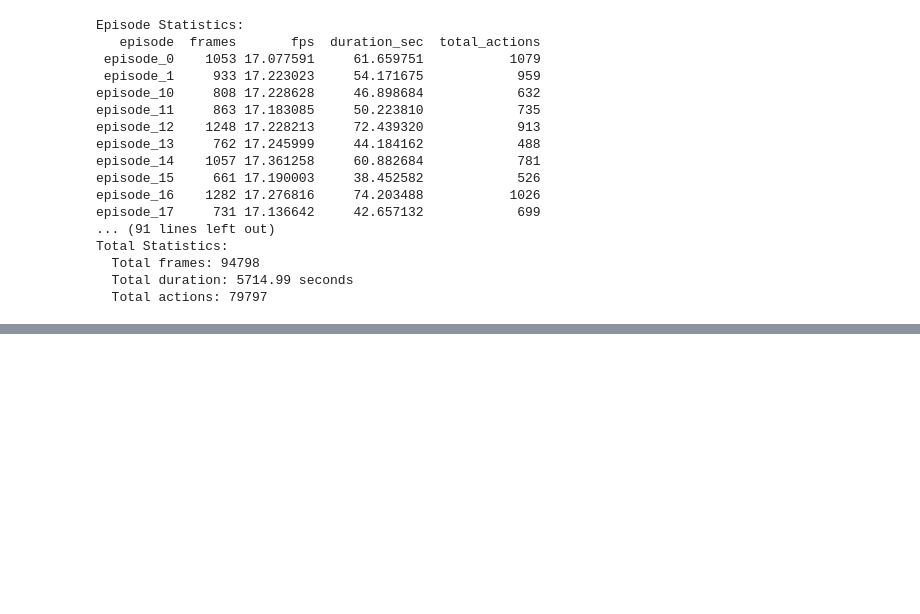
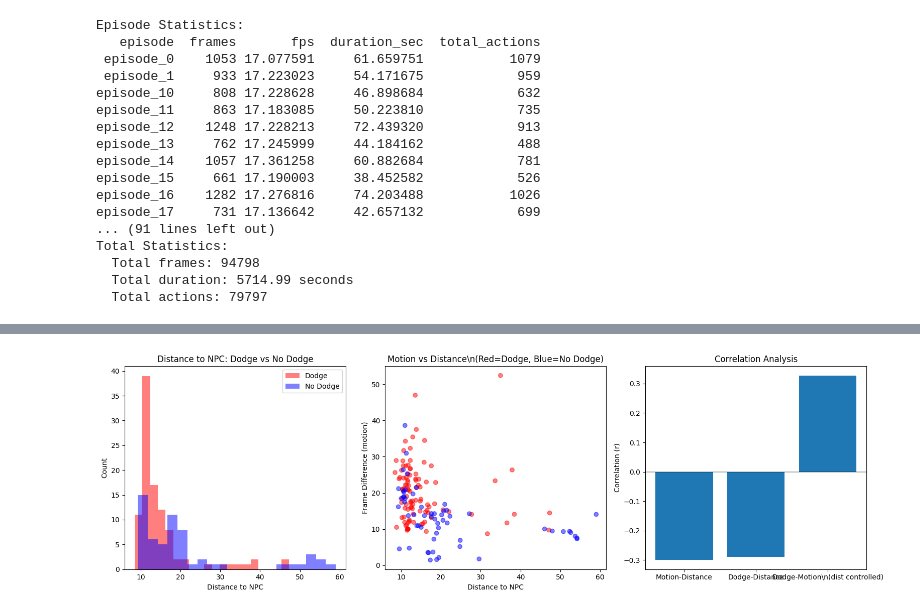
Before and after one commit to dhmnr/ProjectRanni, a Jupyter notebook: gameplay_pipeline/explore_zarr_dataset.ipynb, the cells around one changed output, grey strips where cells are left out. Cells and saved outputs as stored; diff of their text form; code cells hidden in the pictures; blank space fills up the shorter version.

Commit message:
chore: update zarr dataset exploration notebook

```diff
--- a/gameplay_pipeline/explore_zarr_dataset.ipynb
+++ b/gameplay_pipeline/explore_zarr_dataset.ipynb
@@ -345,0 +799,91 @@ Total Statistics:
+# %%
+# Test hypothesis: Is the signal just "close to NPC" or actual attack motion?
+# Compare: full frame motion vs distance to NPC
+
+# Get distance to NPC for each example
+def get_distance_to_npc(state):
+    """Calculate distance between hero and NPC from state."""
+    hero_x, hero_y, hero_z = state[6], state[7], state[8]  # HeroGlobalPos X,Y,Z
+    npc_x, npc_y, npc_z = state[14], state[15], state[16]  # NpcGlobalPos X,Y,Z
+    return np.sqrt((hero_x - npc_x)**2 + (hero_y - npc_y)**2 + (hero_z - npc_z)**2)
+
+# Collect: frame_diff, distance, is_dodge for analysis
+data_points = []
+
+print("Collecting motion + distance data...")
+for ep_name, onset_frame in dodge_examples[:100]:
+    ep = zarr_root[ep_name]
+    frames = ep['frames']
+    state = ep['state']
+    if onset_frame >= 5:
+        diff = frame_difference(frames[onset_frame-5], frames[onset_frame-1]).mean()
+        dist = get_distance_to_npc(state[onset_frame])
+        data_points.append({'diff': diff, 'dist': dist, 'dodge': 1})
+
+for ep_name, frame_idx in no_dodge_examples[:100]:
+    ep = zarr_root[ep_name]
+    frames = ep['frames']
+    state = ep['state']
+    if frame_idx >= 5:
+        diff = frame_difference(frames[frame_idx-5], frames[frame_idx-1]).mean()
+        dist = get_distance_to_npc(state[frame_idx])
+        data_points.append({'diff': diff, 'dist': dist, 'dodge': 0})
+
+import pandas as pd
+df = pd.DataFrame(data_points)
+
+# Plot: Distance vs Frame Diff, colored by dodge
+fig, axes = plt.subplots(1, 3, figsize=(16, 5))
+
+# 1. Distance distribution
+axes[0].hist(df[df['dodge']==1]['dist'], bins=20, alpha=0.5, label='Dodge', color='red')
+axes[0].hist(df[df['dodge']==0]['dist'], bins=20, alpha=0.5, label='No Dodge', color='blue')
+axes[0].set_xlabel('Distance to NPC')
+axes[0].set_ylabel('Count')
+axes[0].set_title('Distance to NPC: Dodge vs No Dodge')
+axes[0].legend()
+
+# 2. Frame diff vs distance scatter
+colors = ['red' if d else 'blue' for d in df['dodge']]
+axes[1].scatter(df['dist'], df['diff'], c=colors, alpha=0.5)
+axes[1].set_xlabel('Distance to NPC')
+axes[1].set_ylabel('Frame Difference (motion)')
+axes[1].set_title('Motion vs Distance\\n(Red=Dodge, Blue=No Dodge)')
+
+# 3. Correlation analysis
+from scipy.stats import pearsonr, spearmanr
+
+# Is motion correlated with distance?
+r_motion_dist, p_motion_dist = pearsonr(df['diff'], df['dist'])
+# Is dodge correlated with distance?
+r_dodge_dist, p_dodge_dist = pearsonr(df['dodge'], df['dist'])
+# Is dodge correlated with motion, controlling for distance?
+# Partial correlation: regress out distance
+
+from scipy.stats import linregress
+# Residualize motion w.r.t. distance
+slope, intercept, _, _, _ = linregress(df['dist'], df['diff'])
+df['diff_residual'] = df['diff'] - (slope * df['dist'] + intercept)
+r_dodge_motion_residual, p_residual = pearsonr(df['dodge'], df['diff_residual'])
+
+axes[2].bar(['Motion-Distance', 'Dodge-Distance', 'Dodge-Motion\\n(dist controlled)'],
+            [r_motion_dist, r_dodge_dist, r_dodge_motion_residual])
+axes[2].set_ylabel('Correlation (r)')
+axes[2].set_title('Correlation Analysis')
+axes[2].axhline(y=0, color='black', linestyle='-', alpha=0.3)
+
+plt.tight_layout()
+plt.show()
+
+print(f"\n=== ANALYSIS ===")
+print(f"Motion ↔ Distance: r={r_motion_dist:.3f} (p={p_motion_dist:.4f})")
+print(f"Dodge ↔ Distance: r={r_dodge_dist:.3f} (p={p_dodge_dist:.4f})")
+print(f"Dodge ↔ Motion (controlling for distance): r={r_dodge_motion_residual:.3f} (p={p_residual:.4f})")
+
+if abs(r_dodge_dist) > 0.3 and abs(r_dodge_motion_residual) < 0.1:
+    print("\n→ CONFIRMED: Signal is mostly 'close to NPC', not attack-specific motion")
+elif abs(r_dodge_motion_residual) > 0.1:
+    print("\n→ Motion signal EXISTS even after controlling for distance!")
+else:
+    print("\n→ Mixed signal - both distance and motion matter")
+# %% [output]
@@ -345,0 +891 @@ Total Statistics:
+[figure, added]
```
Also changed, not shown: parts of 15 cells of this notebook.
